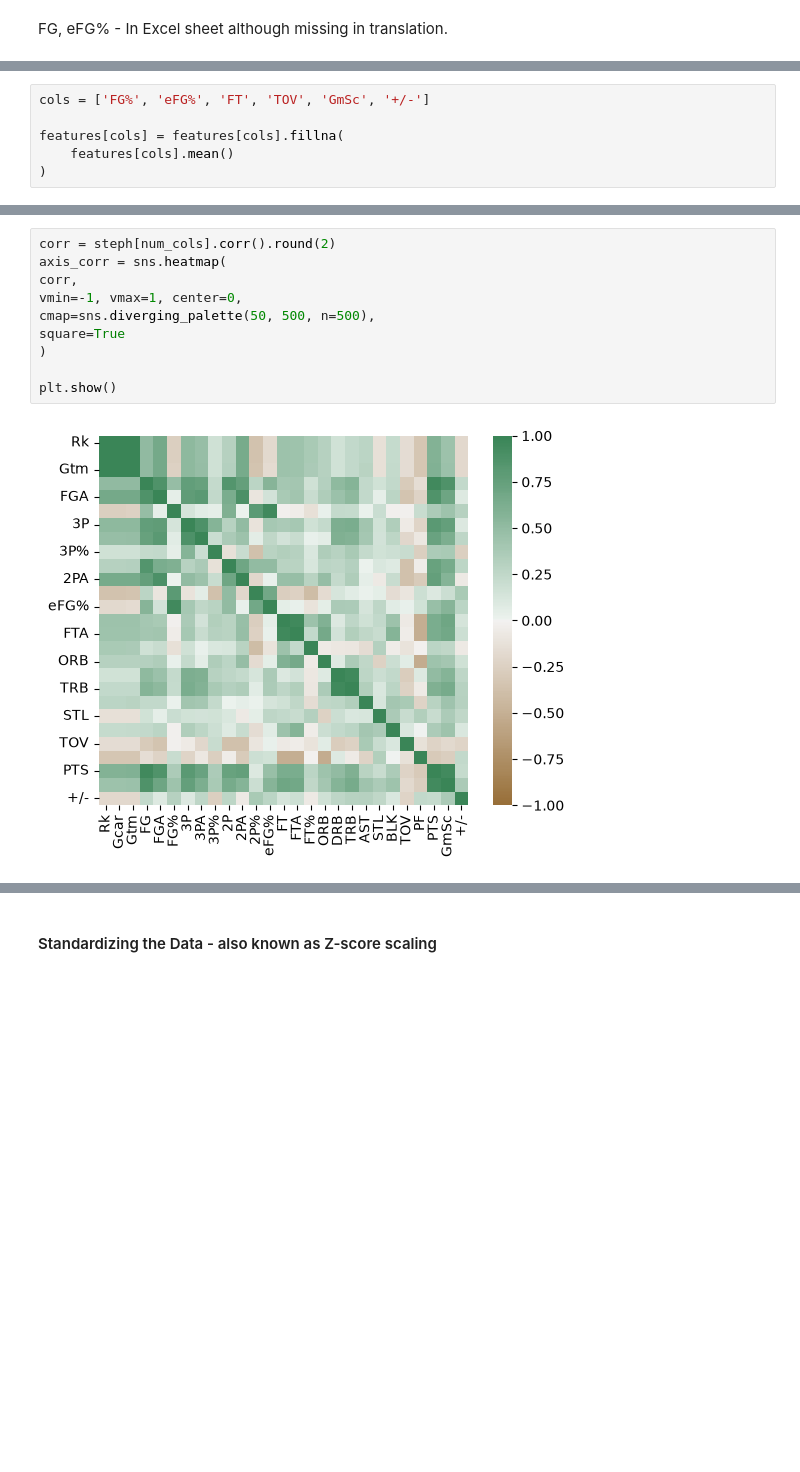
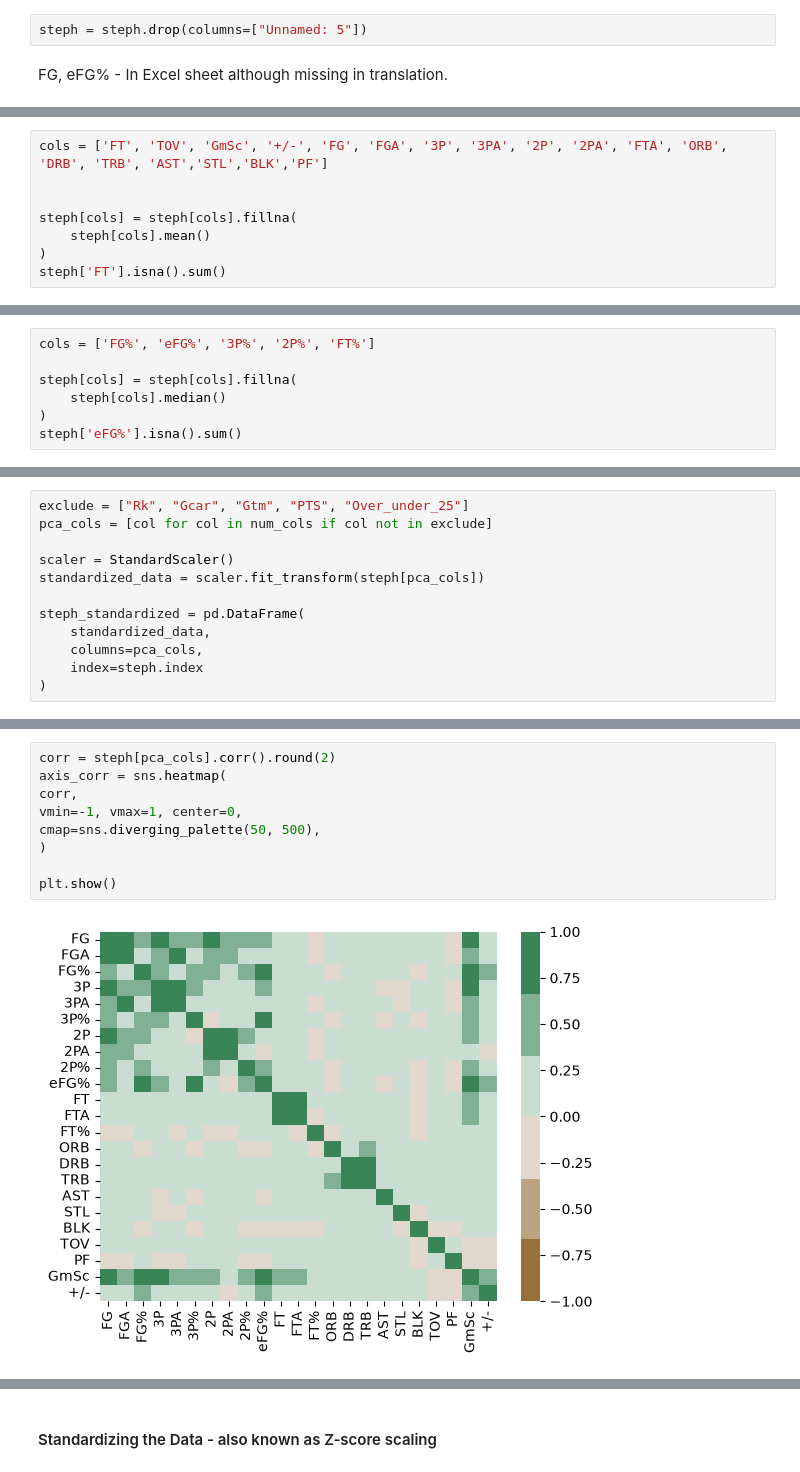
Before and after one commit to SDKELLY06/StephenCurryDataAnalysis, a Jupyter notebook: CA.ipynb, the cells around one changed output, grey strips where cells are left out. Drawn from its saved outputs; the diff is of its cells as text; blank space fills up the shorter version.

```diff
--- a/CA.ipynb
+++ b/CA.ipynb
@@ -299,3 +448,5 @@ steph = steph.dropna()
+# %%
+steph = steph.drop(columns=["Unnamed: 5"])
 # %% [markdown]
 FG, eFG% - In Excel sheet although missing in translation.
 # %%
@@ -312,8 +463,10 @@ Numerical - Making each figure the mean.
 - Preserves Data size
 - Appropriate as Steph played the games, he wasnt injured.
 # %%
-cols = ['FG%', 'eFG%', 'FT', 'TOV', 'GmSc', '+/-']
+cols = ['FT', 'TOV', 'GmSc', '+/-', 'FG', 'FGA', '3P', '3PA', '2P', '2PA', 'FTA', 'ORB', 'DRB', 'TRB', 'AST','STL','BLK','PF']
 
-features[cols] = features[cols].fillna(
-    features[cols].mean()
+
+steph[cols] = steph[cols].fillna(
+    steph[cols].mean()
 )
+steph['FT'].isna().sum()
@@ -325,0 +479,7 @@ features[cols] = features[cols].fillna(
+# %%
+cols = ['FG%', 'eFG%', '3P%', '2P%', 'FT%']
+
+steph[cols] = steph[cols].fillna(
+    steph[cols].median()
+)
+steph['eFG%'].isna().sum()
@@ -330,0 +599,12 @@ print(num_cols)
+# %%
+exclude = ["Rk", "Gcar", "Gtm", "PTS", "Over_under_25"]
+pca_cols = [col for col in num_cols if col not in exclude]
+
+scaler = StandardScaler()
+standardized_data = scaler.fit_transform(steph[pca_cols])
+
+steph_standardized = pd.DataFrame(
+    standardized_data,
+    columns=pca_cols,
+    index=steph.index
+)
@@ -334,12 +620,11 @@ print(num_cols)
 # %%
-corr = steph[num_cols].corr().round(2)
+corr = steph[pca_cols].corr().round(2)
 axis_corr = sns.heatmap(
 corr,
 vmin=-1, vmax=1, center=0,
-cmap=sns.diverging_palette(50, 500, n=500),
-square=True
+cmap=sns.diverging_palette(50, 500),
 )
 
 plt.show()
 # %% [output]
-[figure, old version]
+[figure, new version]
```
Also changed, not shown: parts of 76 cells of this notebook, 2 other files.
